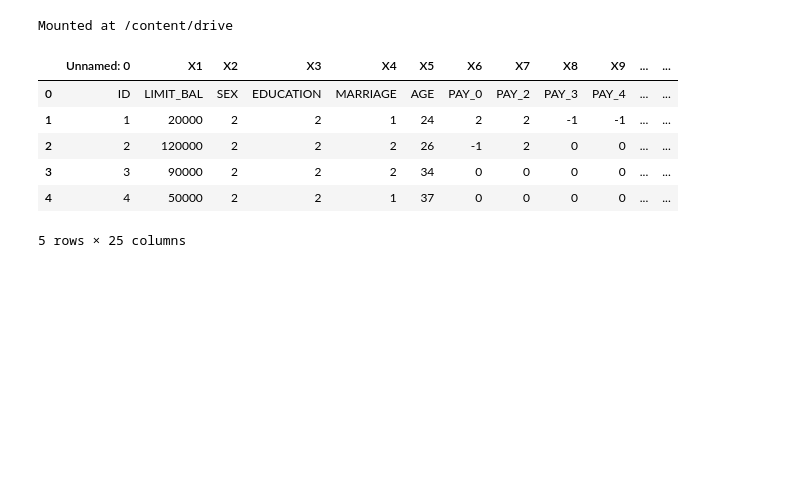
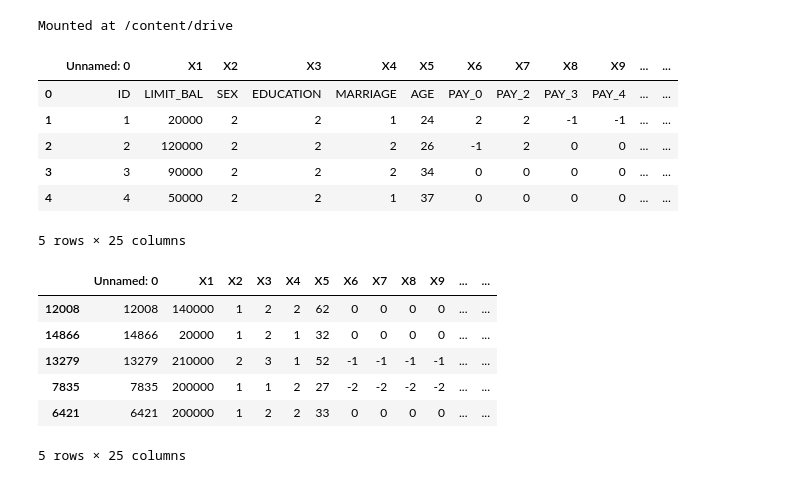
Before and after one commit to utkarshs75/Credit-Card-Default-Prediction, a Jupyter notebook: Credit_Card_Default_Prediction_Capstone_Project.ipynb, the cells around one changed output. Cells and saved outputs as stored; diff of their text form; code cells hidden in the pictures; blank space fills up the shorter version.

```diff
--- a/Credit_Card_Default_Prediction_Capstone_Project.ipynb
+++ b/Credit_Card_Default_Prediction_Capstone_Project.ipynb
@@ -44,3 +47,13 @@ data.head(5)
 | 3 | 3 | 90000 | 2 | 2 | 2 | 34 | 0 | 0 | 0 | 0 | ... | ... |
 | 4 | 4 | 50000 | 2 | 2 | 1 | 37 | 0 | 0 | 0 | 0 | ... | ... |
 5 rows × 25 columns
+# %%
+data.sample(5)
+# %% [output]
+|  | Unnamed: 0 | X1 | X2 | X3 | X4 | X5 | X6 | X7 | X8 | X9 | ... | ... |
+| 12008 | 12008 | 140000 | 1 | 2 | 2 | 62 | 0 | 0 | 0 | 0 | ... | ... |
+| 14866 | 14866 | 20000 | 1 | 2 | 1 | 32 | 0 | 0 | 0 | 0 | ... | ... |
+| 13279 | 13279 | 210000 | 2 | 3 | 1 | 52 | -1 | -1 | -1 | -1 | ... | ... |
+| 7835 | 7835 | 200000 | 1 | 1 | 2 | 27 | -2 | -2 | -2 | -2 | ... | ... |
+| 6421 | 6421 | 200000 | 1 | 2 | 2 | 33 | 0 | 0 | 0 | 0 | ... | ... |
+5 rows × 25 columns
```
Also changed, not shown: parts of 23 cells of this notebook.
